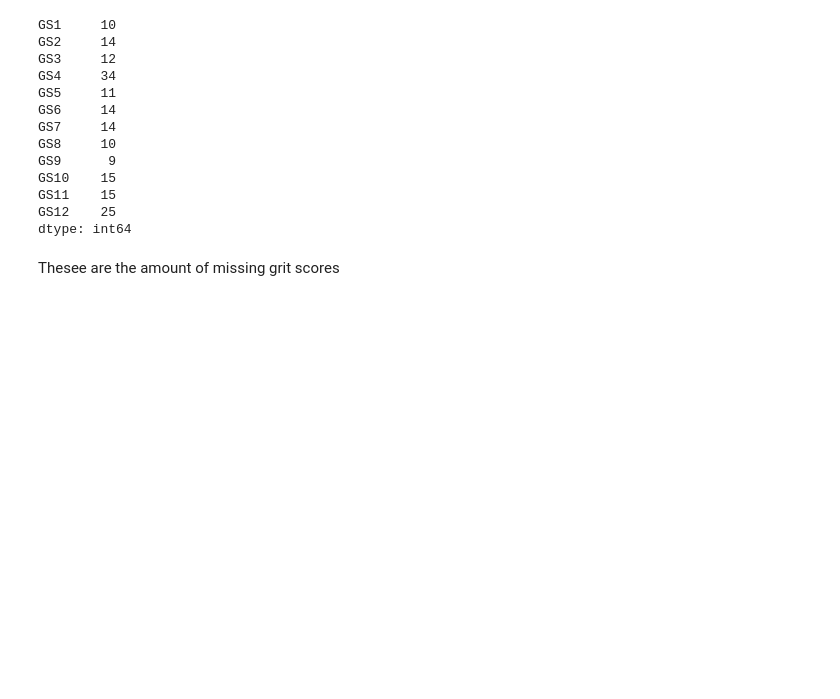
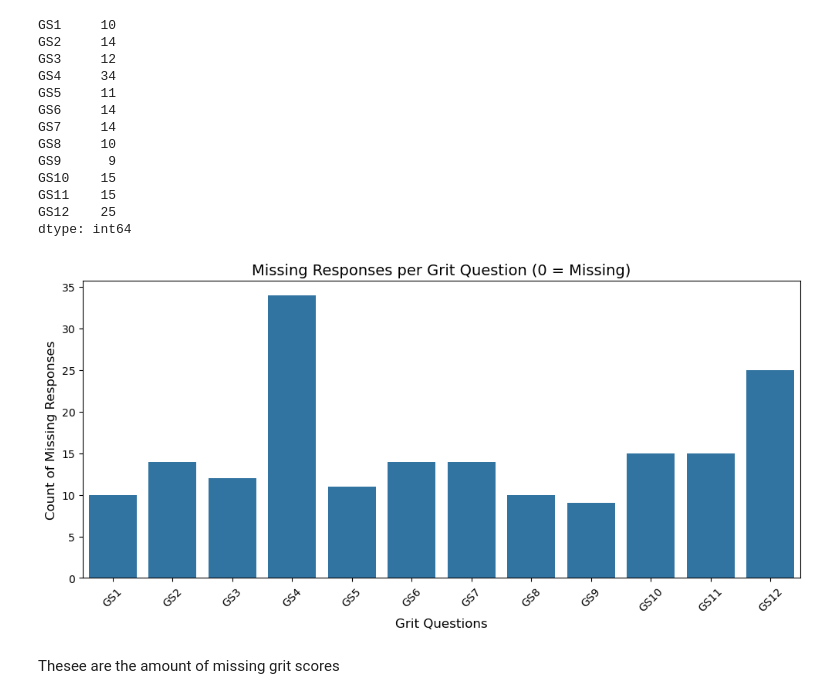
Before and after one commit to Rishik15/BTT_GM2, a Jupyter notebook: gritdatacleaning.ipynb, the cells around one changed output. Cells and saved outputs as stored; diff of their text form; code cells hidden in the pictures; blank space fills up the shorter version.

```diff
--- a/gritdatacleaning.ipynb
+++ b/gritdatacleaning.ipynb
@@ -108,6 +110,16 @@ GS10    15
 GS11    15
 GS12    25
 dtype: int64
+# %%
+plt.figure(figsize=(12,5))
+sns.barplot(x=GritScoreZeroCount.index, y=GritScoreZeroCount.values)
+plt.title("Missing Responses per Grit Question (0 = Missing)", fontsize=14)
+plt.xlabel("Grit Questions", fontsize=12)
+plt.ylabel("Count of Missing Responses", fontsize=12)
+plt.xticks(rotation=45)
+plt.show()
+# %% [output]
+[figure, added]
 # %% [markdown]
 Thesee are the amount of missing grit scores
 # %%
```
Also changed, not shown: parts of 12 cells of this notebook.
